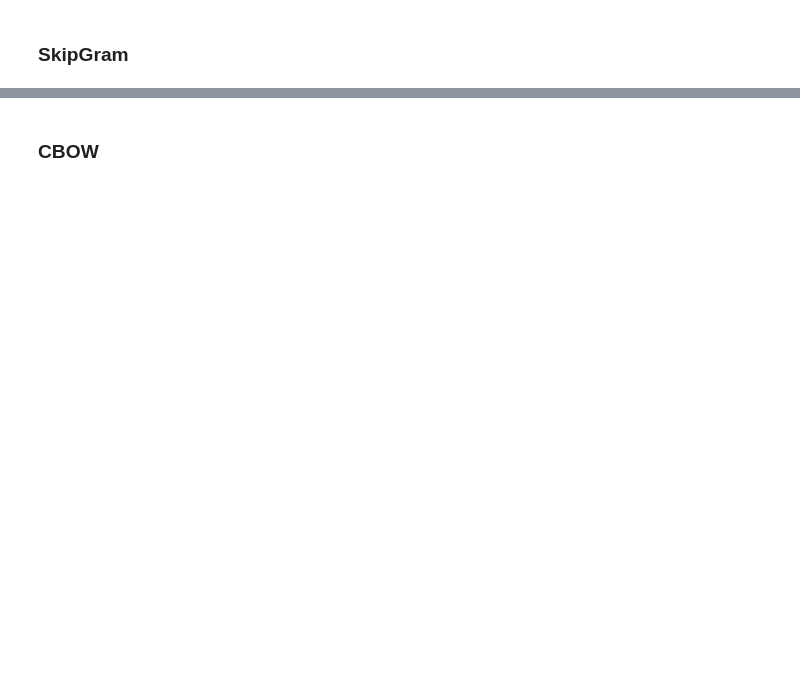
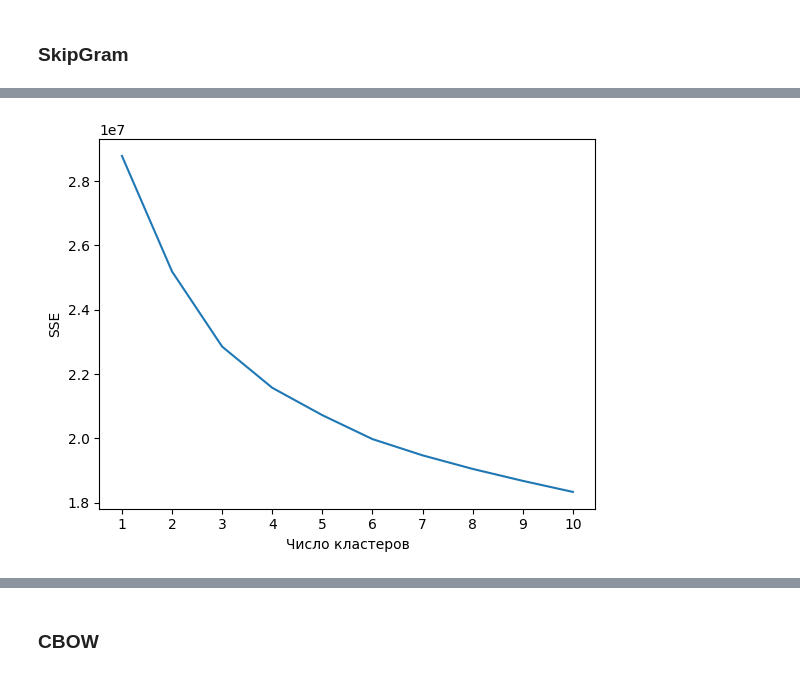
Before and after one commit to YourCarma/VKR, a Jupyter notebook: researches/Clustering_research.ipynb, the cells around one changed output, grey strips where cells are left out. Cells and saved outputs as stored; diff of their text form; code cells hidden in the pictures; blank space fills up the shorter version.

```diff
--- a/researches/Clustering_research.ipynb
+++ b/researches/Clustering_research.ipynb
@@ -572,4 +593,4 @@ FastText_training(cut_df)
 ## Word2Vec векторизацияя
 # %%
 %%time
-W2V_training(cut_df)
+W2V_training(actual_news_df)
@@ -577,4 +619,4 @@ W2V_training(cut_df)
 ### SkipGram
 # %%
 logging.basicConfig(format='%(asctime)s : %(levelname)s : %(message)s', level=logging.INFO)
-skipgram_vectorized_docs = W2V_vectorizer(cut_df, "w2v_skipgram_1500.bin")
+skipgram_vectorized_docs = W2V_vectorizer(actual_news_df, "w2v_skipgram_334272.bin")
@@ -584,7 +656,9 @@ dbscan_clusterization(X=skipgram_vectorized_docs,
                       min_samples=5
                       )
 # %%
-elbow_method(vectorized_docs)
+elbow_method(skipgram_vectorized_docs)
+# %% [output]
+[figure, added]
 # %%
 clustering, cluster_labels = mbkmeans_clusterization(
 	X=skipgram_vectorized_docs,
```
Also changed, not shown: parts of 14 cells of this notebook, 1 other file.
